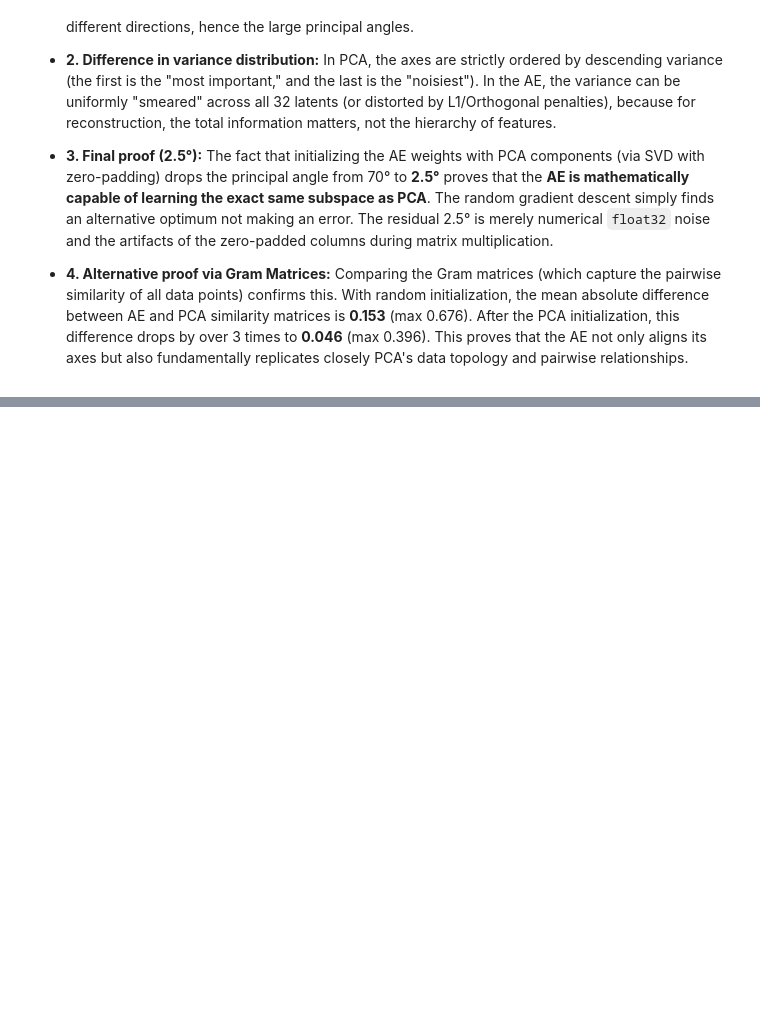
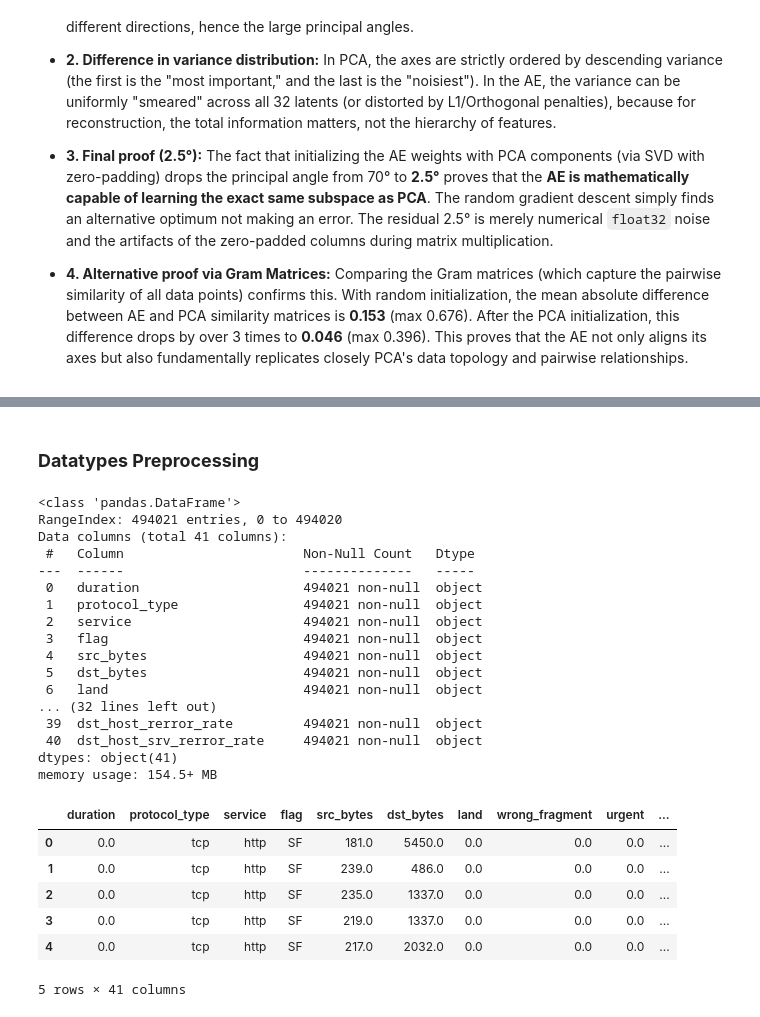
Before and after one commit to RyMnLwKa/Classical-ML-from-scratch, a Jupyter notebook: Autoencoder.ipynb, the cells around one changed output, grey strips where cells are left out. Cells and saved outputs as stored; diff of their text form; code cells hidden in the pictures; blank space fills up the shorter version.

```diff
--- a/Autoencoder.ipynb
+++ b/Autoencoder.ipynb
@@ -632,0 +660,42 @@ Comparing the Gram matrices (which capture the pairwise similarity of all data p
+# %% [markdown]
+### **Datatypes Preprocessing**
+# %%
+X.info()
+
+#X.select_dtypes(exclude = ['object']) # проверили: все object
+for col_idx, col_name in enumerate(X.columns):
+    try:
+        #X.iloc[:, col_idx] = X.iloc[:,col_idx].astype(np.float32).values  # не работает, iloc|loc перезаписывают значения, но не тип
+        X[col_name] = X[col_name].astype(np.float32)
+    except (TypeError, ValueError) as e:
+        try:
+            X[col_name] = X[col_name].str.decode("UTF-8")  #декодируем байты в строки
+        except (TypeError, ValueError) as e:
+            pass
+
+X.head()
+# %% [output]
+<class 'pandas.DataFrame'>
+RangeIndex: 494021 entries, 0 to 494020
+Data columns (total 41 columns):
+ #   Column                       Non-Null Count   Dtype
+---  ------                       --------------   -----
+ 0   duration                     494021 non-null  object
+ 1   protocol_type                494021 non-null  object
+ 2   service                      494021 non-null  object
+ 3   flag                         494021 non-null  object
+ 4   src_bytes                    494021 non-null  object
+ 5   dst_bytes                    494021 non-null  object
+ 6   land                         494021 non-null  object
+... (32 lines left out)
+ 39  dst_host_rerror_rate         494021 non-null  object
+ 40  dst_host_srv_rerror_rate     494021 non-null  object
+dtypes: object(41)
+memory usage: 154.5+ MB
+|  | duration | protocol_type | service | flag | src_bytes | dst_bytes | land | wrong_fragment | urgent | ... |
+| 0 | 0.0 | tcp | http | SF | 181.0 | 5450.0 | 0.0 | 0.0 | 0.0 | ... |
+| 1 | 0.0 | tcp | http | SF | 239.0 | 486.0 | 0.0 | 0.0 | 0.0 | ... |
+| 2 | 0.0 | tcp | http | SF | 235.0 | 1337.0 | 0.0 | 0.0 | 0.0 | ... |
+| 3 | 0.0 | tcp | http | SF | 219.0 | 1337.0 | 0.0 | 0.0 | 0.0 | ... |
+| 4 | 0.0 | tcp | http | SF | 217.0 | 2032.0 | 0.0 | 0.0 | 0.0 | ... |
+5 rows × 41 columns
```
Also changed, not shown: parts of 28 cells of this notebook, 4 other files.
